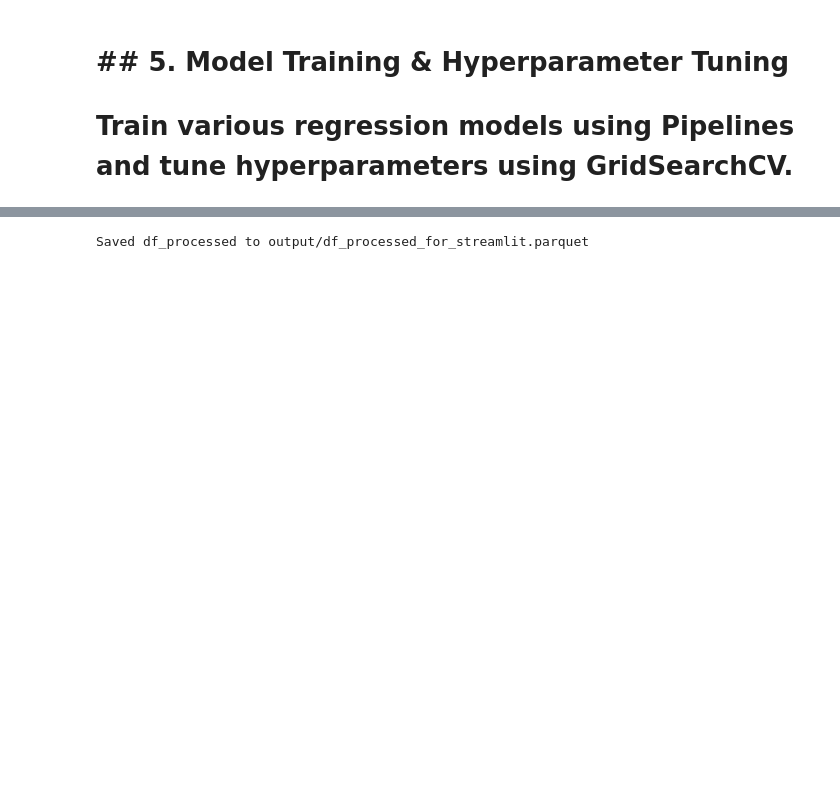
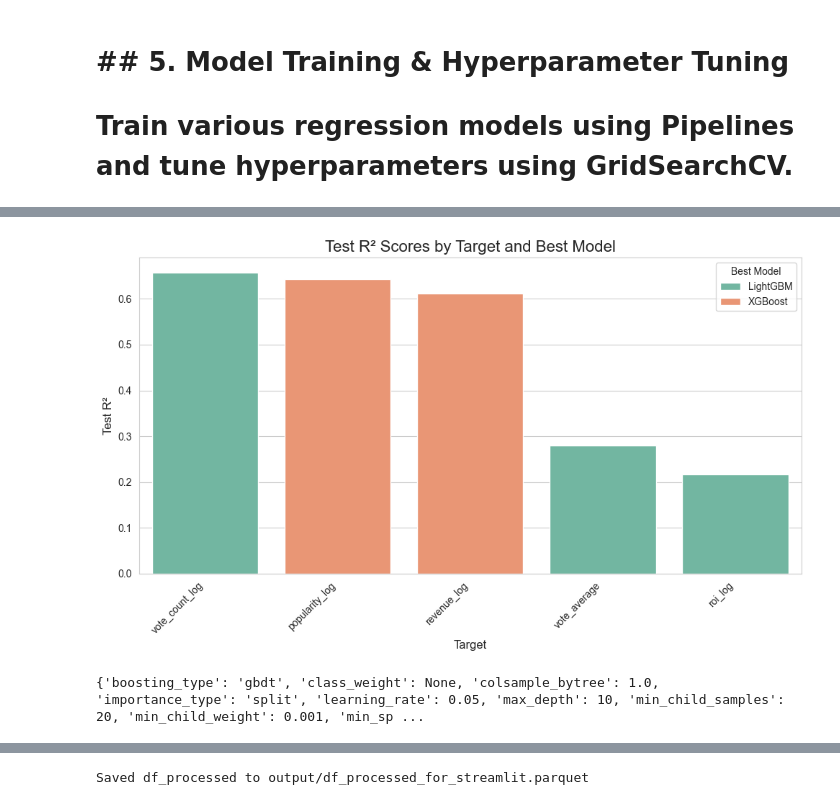
Before and after one commit to lansantuyo/113i-movie-analysis, a Jupyter notebook: code.ipynb, the cells around one changed output, grey strips where cells are left out. Cells and saved outputs as stored; diff of their text form; code cells hidden in the pictures; blank space fills up the shorter version.

```diff
--- a/code.ipynb
+++ b/code.ipynb
@@ -369,7 +330,7 @@ Name: Avg_Revenue_Log, dtype: float64
 # %%
 # --- Define Features ---
 # Use log-transformed budget, keep original runtime, vote_average
-numeric_features_model = numerical_cols_log + ['runtime', 'genre_count'] # Exclude vote_average as it's often a target
+numeric_features_model = numerical_cols_log + ['runtime'] # Exclude vote_average as it's often a target
 categorical_features_model = []
 binary_features_model = encoded_genre_cols + encoded_other_cols + ['adult'] # Include 'adult'
 time_features_model = ['release_year', 'release_quarter', 'release_month']
@@ -515,0 +726,12 @@ param_grids = {
+# %%
+print(f"\n{'='*20} Overall Summary of Best Models {'='*20}")
+summary_list = []
+for target, info in best_model_per_target.items():
+    summary_list.append({
+        'Target': target,
+        'Best Model': info['model_name'],
+        'Test R²': info['test_r2'],
+        'Test MAE': info['test_mae'],
+        'Test RMSE': info['test_rmse']
+    })
+summary_df = pd.DataFrame(summary_list).sort_values('Test R²', ascending=False)
@@ -515,0 +749,29 @@ param_grids = {
+# %%
+plt.figure(figsize=(10, 6))
+barplot = sns.barplot(
+    x="Target",
+    y="Test R²",
+    hue="Best Model",
+    data=summary_df,
+    dodge=False, # to color by model but keep bars together
+    palette="Set2" # you can change the palette if you want
+)
+
+# Add titles and labels
+plt.title("Test R² Scores by Target and Best Model", fontsize=16)
+plt.xlabel("Target", fontsize=12)
+plt.ylabel("Test R²", fontsize=12)
+plt.xticks(rotation=45, ha="right")
+plt.legend(title="Best Model")
+
+# Show plot
+plt.tight_layout()
+plt.show()
+# %% [output]
+[figure, added]
+# %%
+best_pipeline = best_model_per_target[target_name]['pipeline']
+final_model = best_pipeline.named_steps['model']
+print(final_model.get_params())
+# %% [output]
+{'boosting_type': 'gbdt', 'class_weight': None, 'colsample_bytree': 1.0, 'importance_type': 'split', 'learning_rate': 0.05, 'max_depth': 10, 'min_child_samples': 20, 'min_child_weight': 0.001, 'min_sp ...
```
Also changed, not shown: parts of 39 cells of this notebook, 5 other files.
